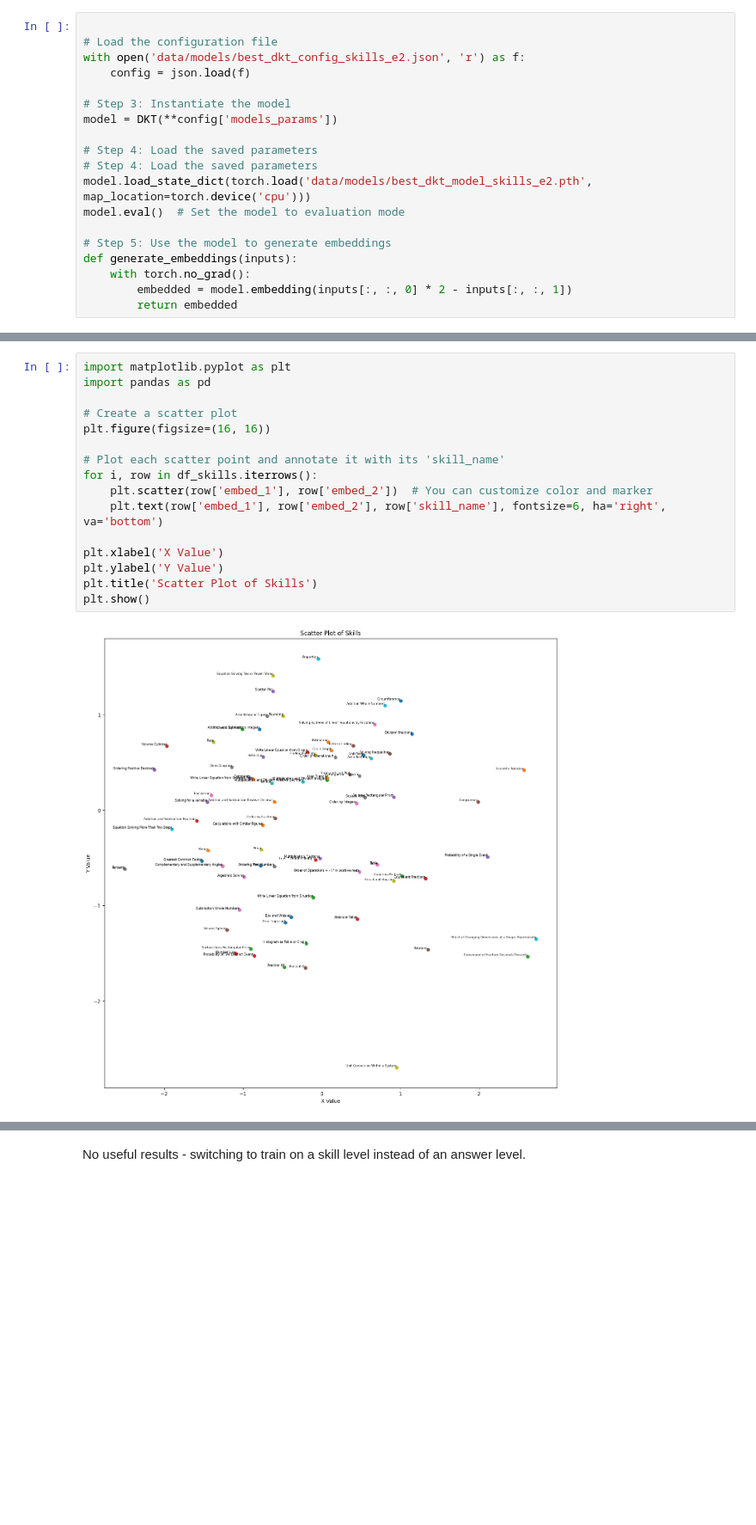
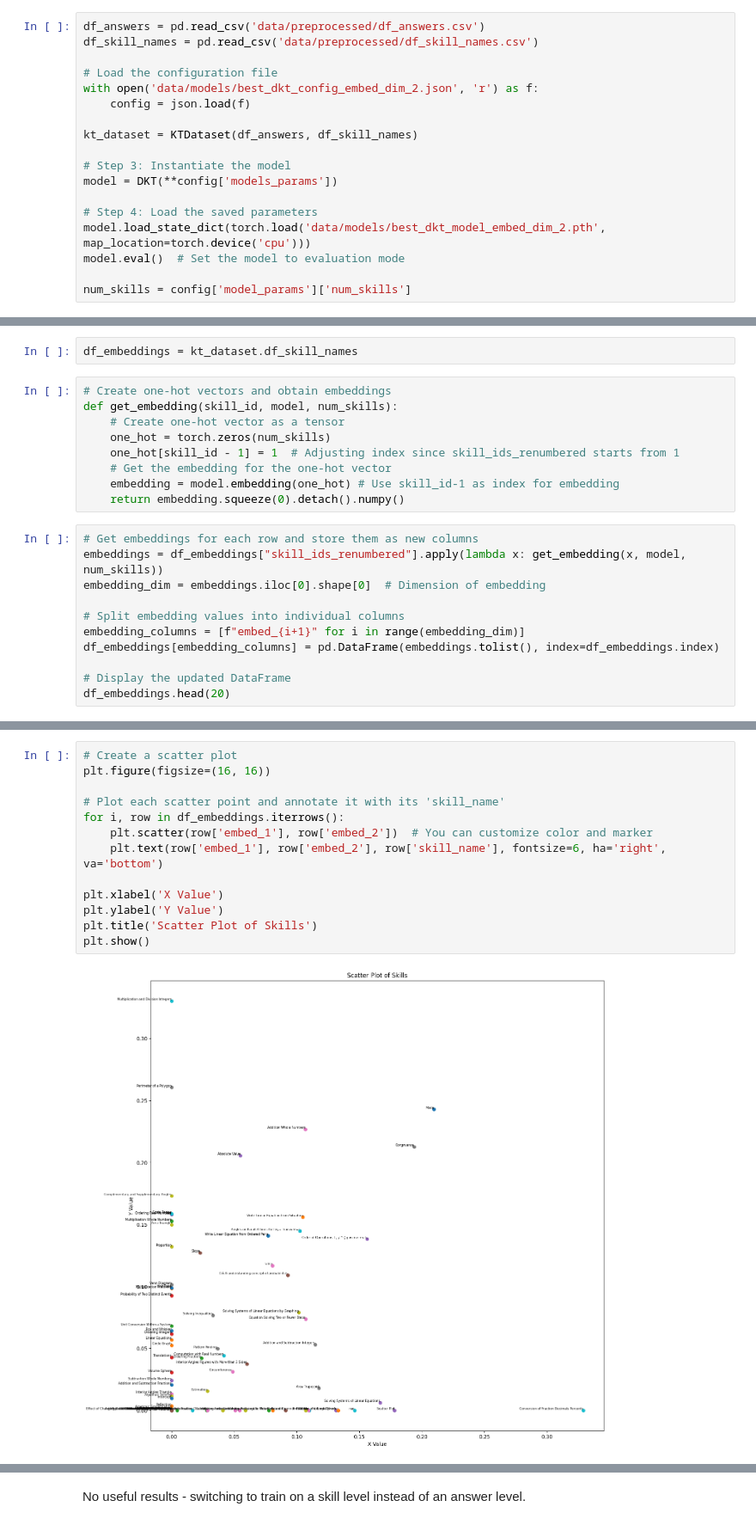
Before and after one commit to botond0401/personalized-education, a Jupyter notebook: notebooks/embeddings_skills_e2.ipynb, the cells around one changed output, grey strips where cells are left out. Shown at 86% size. Saved outputs shown, nothing was run; the diff lists cells and outputs as text; blank space fills up the shorter version.

Commit message:
older model parameters replaced

```diff
--- a/notebooks/embeddings_skills_e2.ipynb
+++ b/notebooks/embeddings_skills_e2.ipynb
@@ -17,19 +21,18 @@ from DKT.dkt_model import DKT
 # %%
+df_answers = pd.read_csv('data/preprocessed/df_answers.csv')
+df_skill_names = pd.read_csv('data/preprocessed/df_skill_names.csv')
 
 # Load the configuration file
-with open('data/models/best_dkt_config_skills_e2.json', 'r') as f:
+with open('data/models/best_dkt_config_embed_dim_2.json', 'r') as f:
     config = json.load(f)
+
+kt_dataset = KTDataset(df_answers, df_skill_names)
 
 # Step 3: Instantiate the model
 model = DKT(**config['models_params'])
 
 # Step 4: Load the saved parameters
-# Step 4: Load the saved parameters
-model.load_state_dict(torch.load('data/models/best_dkt_model_skills_e2.pth', map_location=torch.device('cpu')))
+model.load_state_dict(torch.load('data/models/best_dkt_model_embed_dim_2.pth', map_location=torch.device('cpu')))
 model.eval()  # Set the model to evaluation mode
 
-# Step 5: Use the model to generate embeddings
-def generate_embeddings(inputs):
-    with torch.no_grad():
-        embedded = model.embedding(inputs[:, :, 0] * 2 - inputs[:, :, 1])
-        return embedded
+num_skills = config['model_params']['num_skills']
@@ -68,0 +39,22 @@ df_skills = df_skills.dropna()
+# %%
+df_embeddings = kt_dataset.df_skill_names
+# %%
+# Create one-hot vectors and obtain embeddings
+def get_embedding(skill_id, model, num_skills):
+    # Create one-hot vector as a tensor
+    one_hot = torch.zeros(num_skills)
+    one_hot[skill_id - 1] = 1  # Adjusting index since skill_ids_renumbered starts from 1
+    # Get the embedding for the one-hot vector
+    embedding = model.embedding(one_hot) # Use skill_id-1 as index for embedding
+    return embedding.squeeze(0).detach().numpy()
+# %%
+# Get embeddings for each row and store them as new columns
+embeddings = df_embeddings["skill_ids_renumbered"].apply(lambda x: get_embedding(x, model, num_skills))
+embedding_dim = embeddings.iloc[0].shape[0]  # Dimension of embedding
+
+# Split embedding values into individual columns
+embedding_columns = [f"embed_{i+1}" for i in range(embedding_dim)]
+df_embeddings[embedding_columns] = pd.DataFrame(embeddings.tolist(), index=df_embeddings.index)
+
+# Display the updated DataFrame
+df_embeddings.head(20)
@@ -69,21 +79,18 @@ df_skills = df_skills.dropna()
 # %%
-import matplotlib.pyplot as plt
-import pandas as pd
-
 # Create a scatter plot
 plt.figure(figsize=(16, 16))
 
 # Plot each scatter point and annotate it with its 'skill_name'
-for i, row in df_skills.iterrows():
+for i, row in df_embeddings.iterrows():
     plt.scatter(row['embed_1'], row['embed_2'])  # You can customize color and marker
     plt.text(row['embed_1'], row['embed_2'], row['skill_name'], fontsize=6, ha='right', va='bottom')
 
 plt.xlabel('X Value')
 plt.ylabel('Y Value')
 plt.title('Scatter Plot of Skills')
 plt.show()
 # %% [output]
-[figure, old version]
+[figure, new version]
 # %%
 import scipy.cluster.hierarchy as sch
 
```
Also changed, not shown: parts of 5 cells of this notebook, 6 other files.
